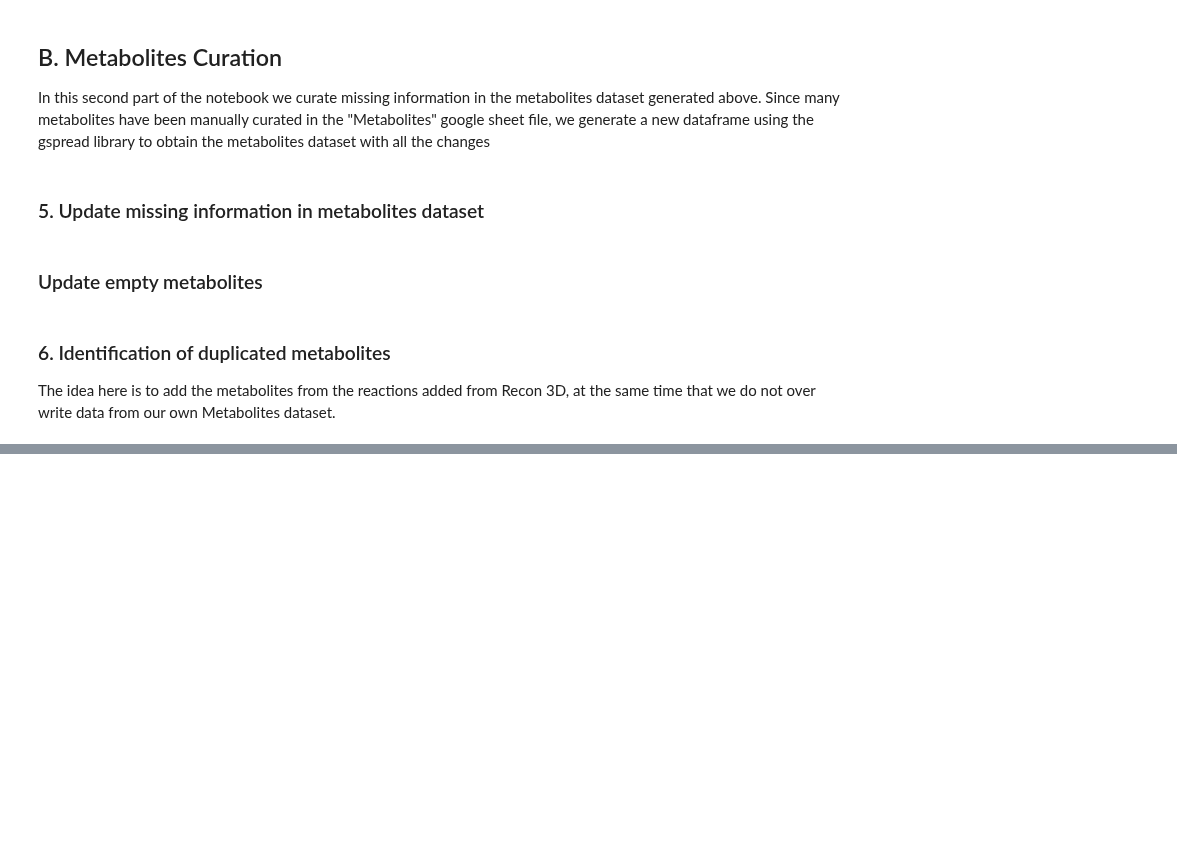
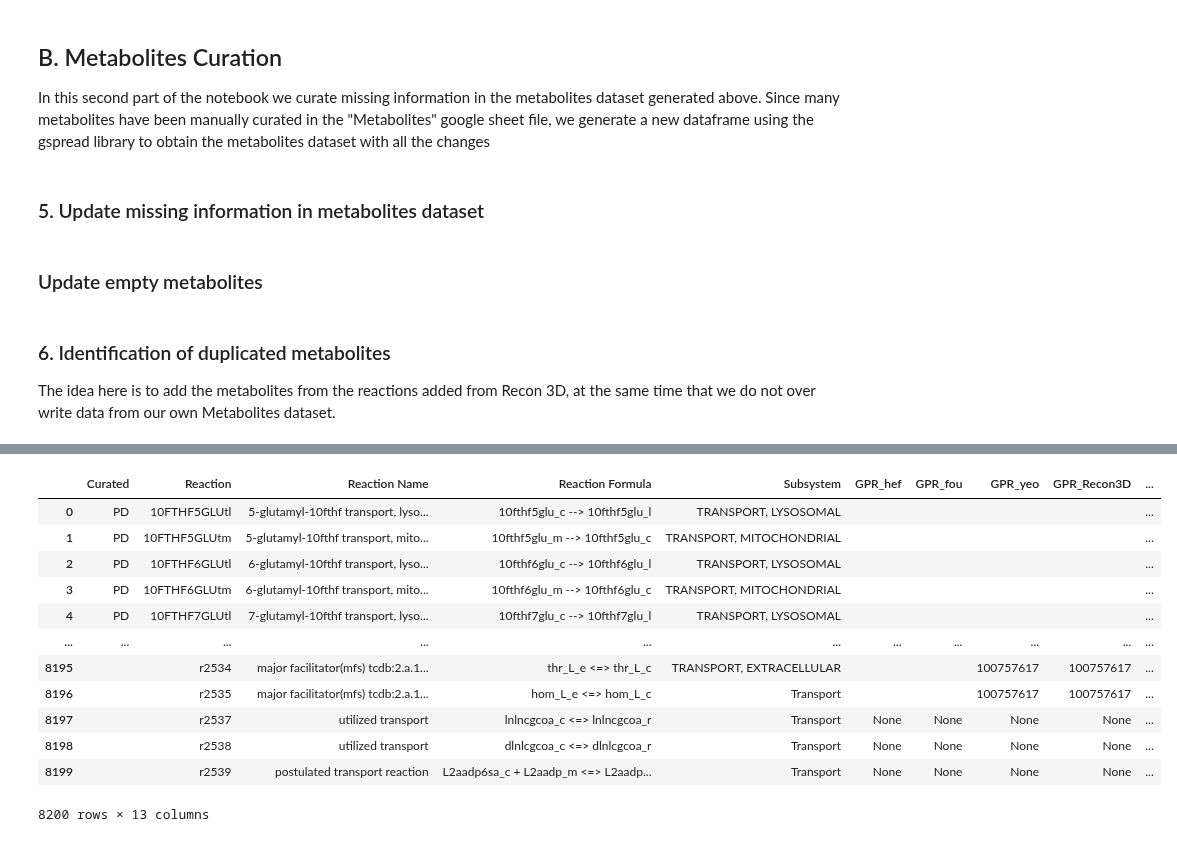
Before and after one commit to LewisLabUCSD/iCHO3K, a Jupyter notebook: Notebooks/Metabolites.ipynb, the cells around one changed output, grey strips where cells are left out. Drawn from its saved outputs; the diff is of its cells as text; code cells hidden in the pictures; blank space fills up the shorter version.

```diff
--- a/Notebooks/Metabolites.ipynb
+++ b/Notebooks/Metabolites.ipynb
@@ -473,3 +424,23 @@ met
 met.to_excel('met.xlsx')
 rxns.to_excel('rxns.xlsx')
 attributes.to_excel('attribute.xlsx')
+# %%
+from google_sheet import GoogleSheet
+
+KEY_FILE_PATH = '/Users/pablodigiusto/Documents/GitHub/Whole-Cell-Network-Reconstruction-for-CHO-cells/Notebooks/credentials.json'
+SPREADSHEET_ID = '1ue3VOG07G1IGaQ6xBkEcu7Q1rB8mbncO1pP_T9Eb7gw'
+
+# Initialize the GoogleSheet object
+sheet = GoogleSheet(SPREADSHEET_ID, KEY_FILE_PATH)
+
+# Read data from the Google Sheet
+sheet_name = 'Rxns'
+dataframe = sheet.read_google_sheet(sheet_name)
+print("Dataframe from Google Sheet:\n", dataframe)
+
+# Make some changes to the dataframe
+# ...
+
+# Update the Google Sheet with the modified DataFrame
+#sheet.update_google_sheet(sheet_name, dataframe)
+#print("Google Sheet updated.")
@@ -475,0 +465,16 @@ attributes.to_excel('attribute.xlsx')
+# %%
+dataframe
+# %% [output]
+|  | Curated | Reaction | Reaction Name | Reaction Formula | Subsystem | GPR_hef | GPR_fou | GPR_yeo | GPR_Recon3D | ... |
+| 0 | PD | 10FTHF5GLUtl | 5-glutamyl-10fthf transport, lyso... | 10fthf5glu_c --> 10fthf5glu_l | TRANSPORT, LYSOSOMAL |  |  |  |  | ... |
+| 1 | PD | 10FTHF5GLUtm | 5-glutamyl-10fthf transport, mito... | 10fthf5glu_m --> 10fthf5glu_c | TRANSPORT, MITOCHONDRIAL |  |  |  |  | ... |
+| 2 | PD | 10FTHF6GLUtl | 6-glutamyl-10fthf transport, lyso... | 10fthf6glu_c --> 10fthf6glu_l | TRANSPORT, LYSOSOMAL |  |  |  |  | ... |
+| 3 | PD | 10FTHF6GLUtm | 6-glutamyl-10fthf transport, mito... | 10fthf6glu_m --> 10fthf6glu_c | TRANSPORT, MITOCHONDRIAL |  |  |  |  | ... |
+| 4 | PD | 10FTHF7GLUtl | 7-glutamyl-10fthf transport, lyso... | 10fthf7glu_c --> 10fthf7glu_l | TRANSPORT, LYSOSOMAL |  |  |  |  | ... |
+| ... | ... | ... | ... | ... | ... | ... | ... | ... | ... | ... |
+| 8195 |  | r2534 | major facilitator(mfs) tcdb:2.a.1... | thr_L_e <=> thr_L_c | TRANSPORT, EXTRACELLULAR |  |  | 100757617 | 100757617 | ... |
+| 8196 |  | r2535 | major facilitator(mfs) tcdb:2.a.1... | hom_L_e <=> hom_L_c | Transport |  |  | 100757617 | 100757617 | ... |
+| 8197 |  | r2537 | utilized transport | lnlncgcoa_c <=> lnlncgcoa_r | Transport | None | None | None | None | ... |
+| 8198 |  | r2538 | utilized transport | dlnlcgcoa_c <=> dlnlcgcoa_r | Transport | None | None | None | None | ... |
+| 8199 |  | r2539 | postulated transport reaction | L2aadp6sa_c + L2aadp_m <=> L2aadp... | Transport | None | None | None | None | ... |
+8200 rows × 13 columns
```
Also changed, not shown: parts of 5 cells of this notebook, 2 other files.
